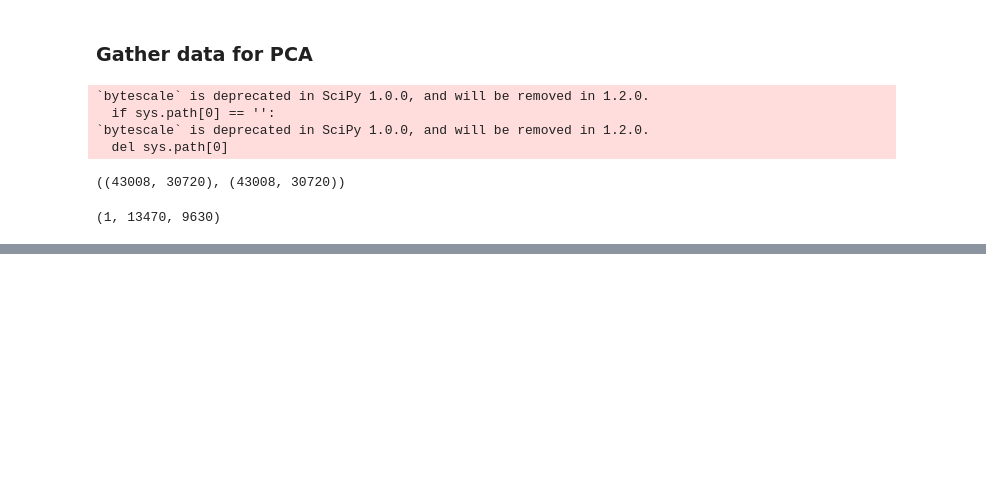
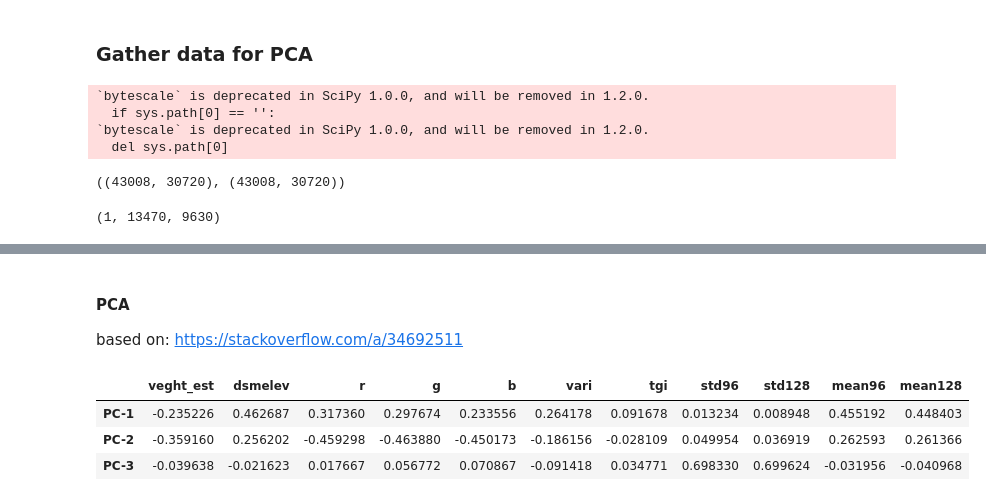
Before and after one commit to jlogan-usgs/wildlandsDL, a Jupyter notebook: gatherforPCA.ipynb, the cells around one changed output, grey strips where cells are left out. Drawn from its saved outputs; the diff is of its cells as text; code cells hidden in the pictures; blank space fills up the shorter version.

```diff
--- a/gatherforPCA.ipynb
+++ b/gatherforPCA.ipynb
@@ -146,0 +214,3 @@ print(dsm_resamp[0,int(xy2[1]),int(xy2[0])])
+# %% [markdown]
+#### PCA
+based on: https://stackoverflow.com/a/34692511
@@ -146,0 +226,7 @@ print(dsm_resamp[0,int(xy2[1]),int(xy2[0])])
+# %%
+outdf2
+# %% [output]
+|  | veght_est | dsmelev | r | g | b | vari | tgi | std96 | std128 | mean96 | mean128 |
+| PC-1 | -0.235226 | 0.462687 | 0.317360 | 0.297674 | 0.233556 | 0.264178 | 0.091678 | 0.013234 | 0.008948 | 0.455192 | 0.448403 |
+| PC-2 | -0.359160 | 0.256202 | -0.459298 | -0.463880 | -0.450173 | -0.186156 | -0.028109 | 0.049954 | 0.036919 | 0.262593 | 0.261366 |
+| PC-3 | -0.039638 | -0.021623 | 0.017667 | 0.056772 | 0.070867 | -0.091418 | 0.034771 | 0.698330 | 0.699624 | -0.031956 | -0.040968 |
```
Also changed, not shown: parts of 17 cells of this notebook.
